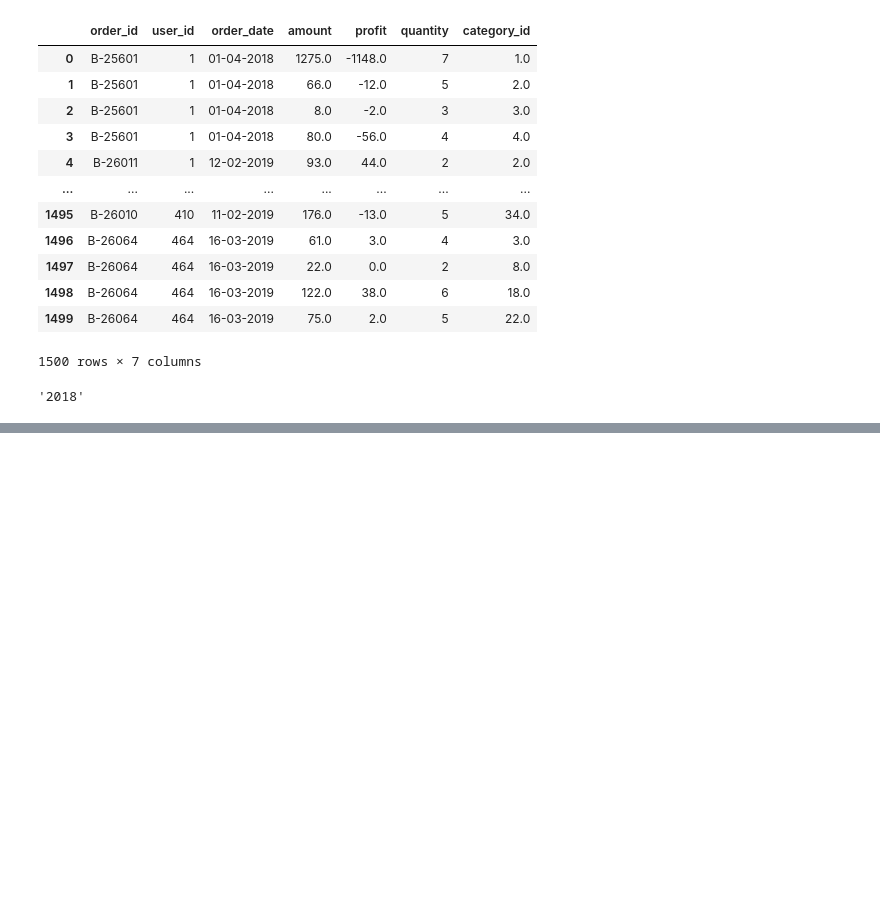
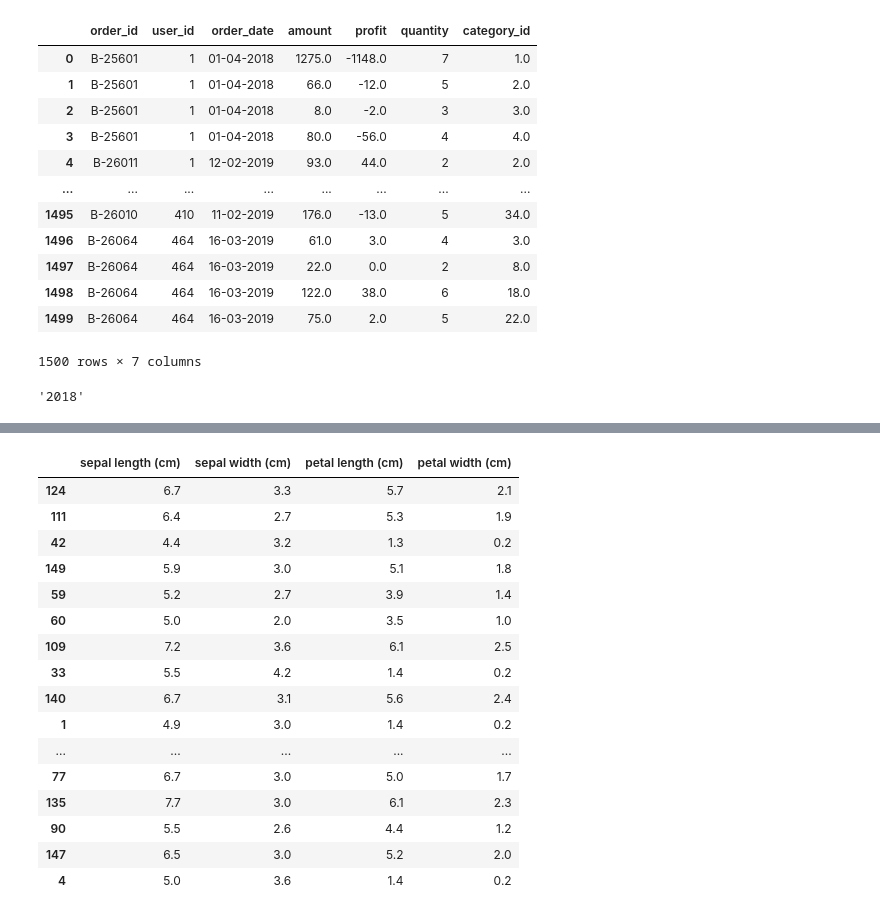
Before and after one commit to KHITOLIA/Data-Science-1pm, a Jupyter notebook: Pandas/pandas.ipynb, the cells around one changed output, grey strips where cells are left out. Saved outputs shown, nothing was run; the diff lists cells and outputs as text; code cells hidden in the pictures; blank space fills up the shorter version.

```diff
--- a/Pandas/pandas.ipynb
+++ b/Pandas/pandas.ipynb
@@ -1145,0 +1256,2 @@ df['order_date'][0].split("-")[-1]
+# %%
+data = load_iris()
@@ -1145,0 +1313,22 @@ df['order_date'][0].split("-")[-1]
+# %%
+df = pd.DataFrame(data = data['data'], columns = data['feature_names'])
+# %%
+df.sample(20)
+# %% [output]
+|  | sepal length (cm) | sepal width (cm) | petal length (cm) | petal width (cm) |
+| 124 | 6.7 | 3.3 | 5.7 | 2.1 |
+| 111 | 6.4 | 2.7 | 5.3 | 1.9 |
+| 42 | 4.4 | 3.2 | 1.3 | 0.2 |
+| 149 | 5.9 | 3.0 | 5.1 | 1.8 |
+| 59 | 5.2 | 2.7 | 3.9 | 1.4 |
+| 60 | 5.0 | 2.0 | 3.5 | 1.0 |
+| 109 | 7.2 | 3.6 | 6.1 | 2.5 |
+| 33 | 5.5 | 4.2 | 1.4 | 0.2 |
+| 140 | 6.7 | 3.1 | 5.6 | 2.4 |
+| 1 | 4.9 | 3.0 | 1.4 | 0.2 |
+| ... | ... | ... | ... | ... |
+| 77 | 6.7 | 3.0 | 5.0 | 1.7 |
+| 135 | 7.7 | 3.0 | 6.1 | 2.3 |
+| 90 | 5.5 | 2.6 | 4.4 | 1.2 |
+| 147 | 6.5 | 3.0 | 5.2 | 2.0 |
+| 4 | 5.0 | 3.6 | 1.4 | 0.2 |
```
Also changed, not shown: parts of 28 cells of this notebook.
